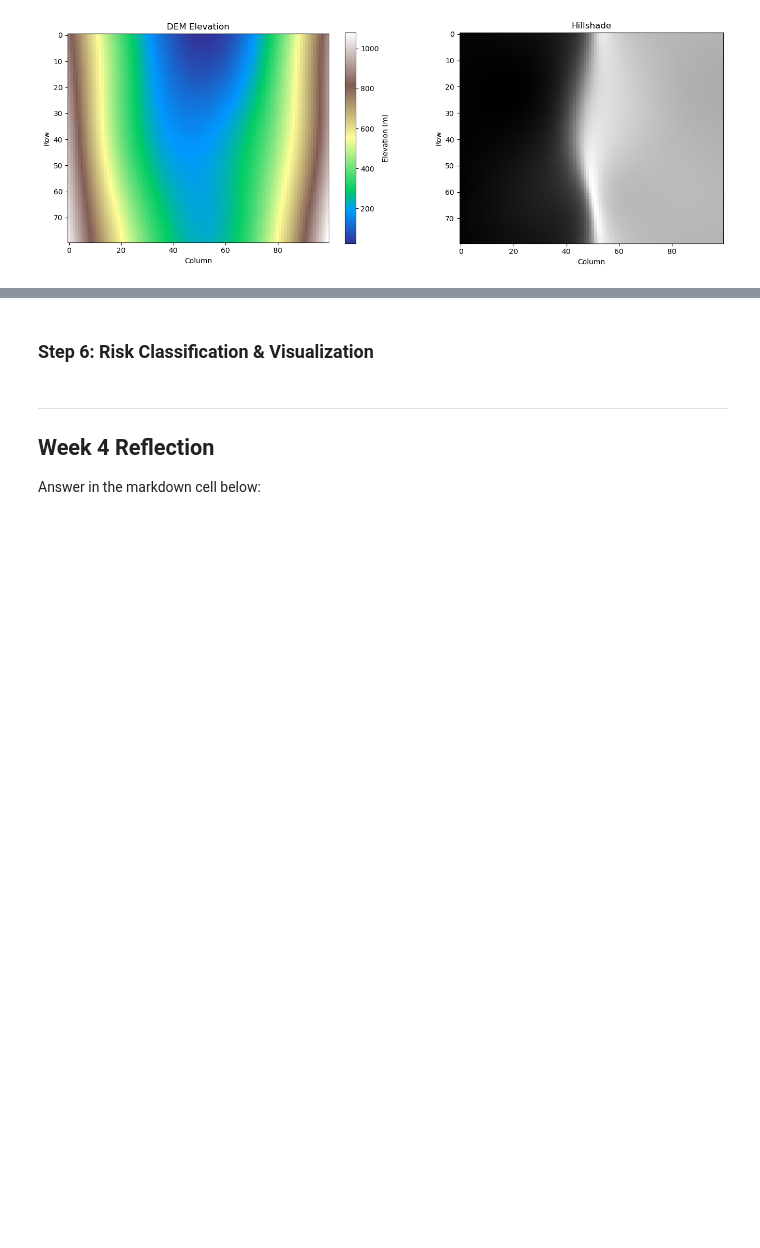
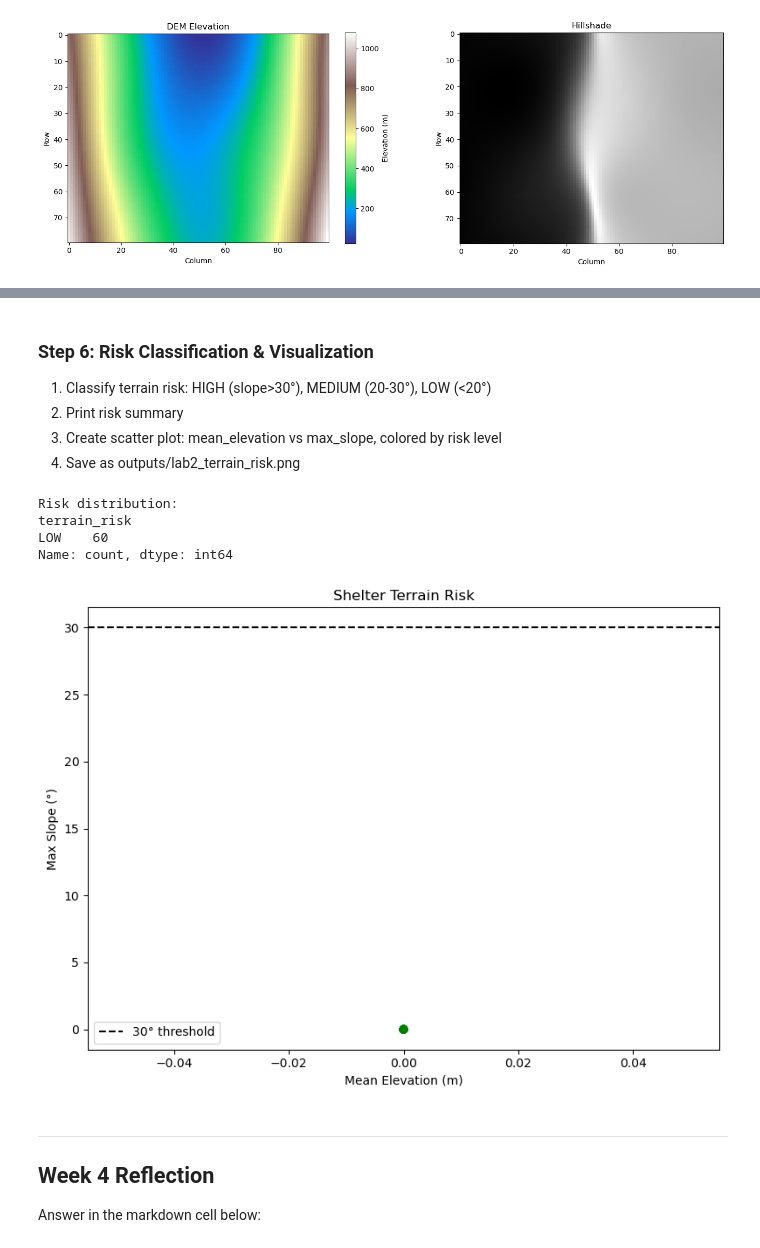
Before and after one commit to together-h17/AR-2026-Spring, a Jupyter notebook: week4_vector_raster/Lab/Week4-Student.ipynb, the cells around one changed output, grey strips where cells are left out. Saved outputs shown, nothing was run; the diff lists cells and outputs as text; code cells hidden in the pictures; blank space fills up the shorter version.

```diff
--- a/week4_vector_raster/Lab/Week4-Student.ipynb
+++ b/week4_vector_raster/Lab/Week4-Student.ipynb
@@ -496,21 +652,67 @@ plt.show()
 # %% [markdown]
 ### Step 6: Risk Classification & Visualization
+1. Classify terrain risk: HIGH (slope>30°), MEDIUM (20-30°), LOW (<20°)
+2. Print risk summary
+3. Create scatter plot: mean_elevation vs max_slope, colored by risk level
+4. Save as outputs/lab2_terrain_risk.png
 # %%
-# Lab 2 Step 6: YOUR CODE HERE
-# 1. Classify terrain risk: HIGH (slope>30°), MEDIUM (20-30°), LOW (<20°)
-# 2. Print risk summary
-# 3. Create scatter plot: mean_elevation vs max_slope, colored by risk level
-# 4. Save as outputs/lab2_terrain_risk.png
+import os
+import numpy as np
+import matplotlib.pyplot as plt
 
-# AI Prompt suggestion:
-# "Classify my shelters by terrain risk:
-#  - HIGH: max_slope > 30°
-#  - MEDIUM: max_slope 20-30°
-#  - LOW: max_slope < 20°
-#  Print the risk distribution.
-#  Create a scatter plot of mean_elev vs max_slope, colored by risk (red/orange/green).
-#  Add a horizontal line at slope=30° threshold.
-#  Save as outputs/lab2_terrain_risk.png"
+# Classify terrain risk
+conditions = [
+    shelters_result["max_slope"] > 30,
+    (shelters_result["max_slope"] >= 20) & (shelters_result["max_slope"] <= 30),
+    shelters_result["max_slope"] < 20
+]
+choices = ["HIGH", "MEDIUM", "LOW"]
+
+shelters_result["terrain_risk"] = np.select(conditions, choices, default="UNKNOWN")
+
+# Print risk distribution
+print("Risk distribution:")
+print(shelters_result["terrain_risk"].value_counts())
+
+# Color mapping
+color_map = {
+    "HIGH": "red",
+    "MEDIUM": "orange",
+    "LOW": "green"
+}
+
+colors = shelters_result["terrain_risk"].map(color_map)
+
+# Create output folder
+os.makedirs("outputs", exist_ok=True)
+
+# Scatter plot
+plt.figure(figsize=(8, 6))
+plt.scatter(
+    shelters_result["mean_elev"],
+    shelters_result["max_slope"],
+    c=colors
+)
+
+# Horizontal threshold line at 30 degrees
+plt.axhline(y=30, color="black", linestyle="--", label="30° threshold")
+
+# Labels and title
+plt.xlabel("Mean Elevation (m)")
+plt.ylabel("Max Slope (°)")
+plt.title("Shelter Terrain Risk")
+plt.legend()
+plt.tight_layout()
+
+# Save figure
+plt.savefig("outputs/lab2_terrain_risk.png", dpi=150, bbox_inches="tight")
+plt.show()
+# %% [output]
+Risk distribution:
+terrain_risk
+LOW    60
+Name: count, dtype: int64
+[figure, added]
 # %% [markdown]
 ---
 
```
Also changed, not shown: parts of 10 cells of this notebook, 3 other files.
